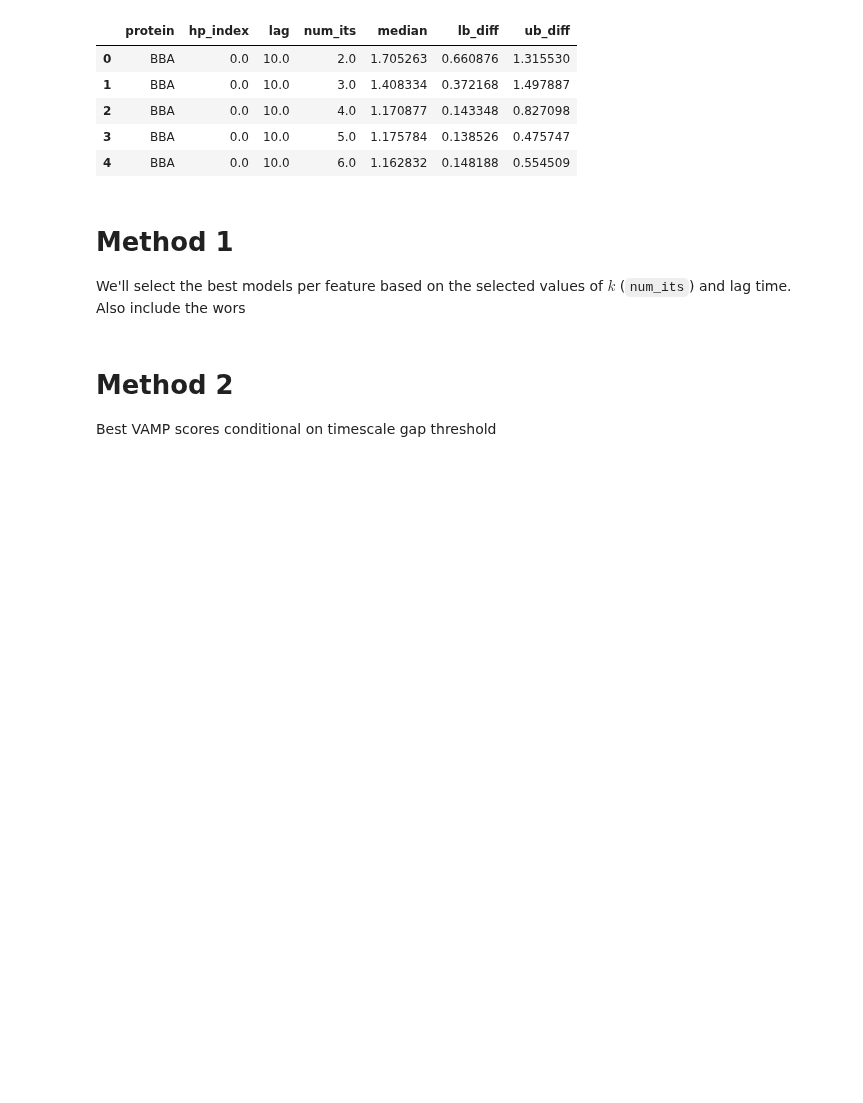
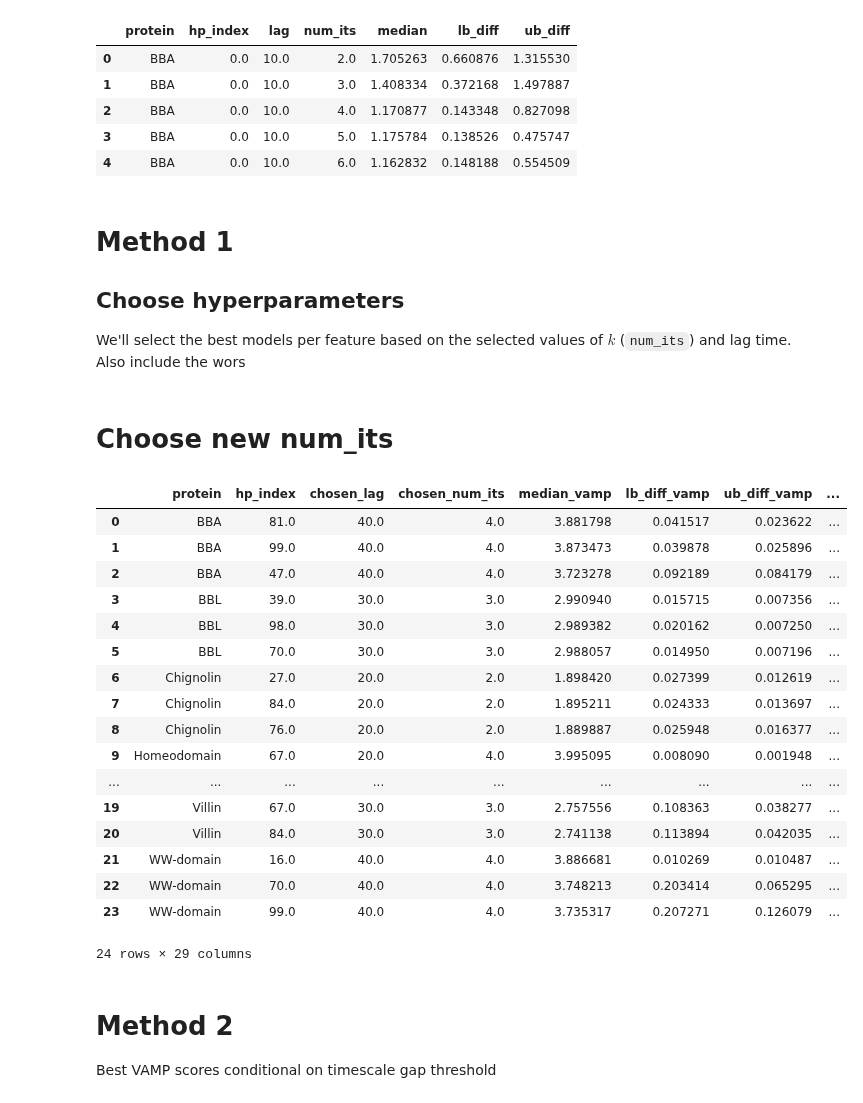
Before and after one commit to RobertArbon/msm_hyperparameter_optimisation, a Jupyter notebook: results/2_model_selection.ipynb, the cells around one changed output. Saved outputs shown, nothing was run; the diff lists cells and outputs as text; code cells hidden in the pictures; blank space fills up the shorter version.

```diff
--- a/results/2_model_selection.ipynb
+++ b/results/2_model_selection.ipynb
@@ -48,6 +48,7 @@ vampe = select_rows_by_dict(vampe, lags, 'lag')
 # %% [markdown]
 # Method 1
 
+## Choose hyperparameters
 We'll select the best models per feature based on the selected values of $k$ (`num_its`) and lag time. Also include the wors
 # %%
 df = select_rows_by_dict(vamps, num_its, 'num_its')
@@ -72,6 +73,37 @@ m1_selection.to_hdf('./summaries/m1_model_selection.h5', key='m1_selection')
 # old_selection = pd.read_hdf('best_hps_per_feature.h5')
 
 # pd.concat([m1_selection.loc[:, ['overall_vamp_rank', 'hp_index', 'protein']], old_selection.loc[:, ['hp_rank', 'hp_index', 'protein']]], axis=1)
+# %% [markdown]
+# Choose new num_its
+# %%
+max_ratio = ratios.groupby(['protein', 'hp_index'], as_index=False)['median'].max()
+max_ratio = max_ratio.merge(ratios, on=['protein', 'hp_index'], suffixes=('_ratio_max', '_ratio_value'))
+max_ratio = max_ratio.loc[np.abs(max_ratio.median_ratio_max-max_ratio.median_ratio_value)<1e-9, :]
+m1_selection = m1_selection.merge(max_ratio, on=['protein', 'hp_index'], how='left')
+m1_selection.rename(columns=dict(median='median_vamp', lb_diff_x='lb_diff_vamp', ub_diff_x='ub_diff_vamp', lag_x='chosen_lag', num_its_x='chosen_num_its', num_its_y='new_num_its',
+                                lb_diff_y='lb_diff_ratio', ub_diff_y='ub_diff_ratio'), inplace=True)
+m1_selection.to_hdf('./summaries/m1_model_selection.h5', key='m1_selection')
+# %%
+m1_selection
+# %% [output]
+|  | protein | hp_index | chosen_lag | chosen_num_its | median_vamp | lb_diff_vamp | ub_diff_vamp | ... |
+| 0 | BBA | 81.0 | 40.0 | 4.0 | 3.881798 | 0.041517 | 0.023622 | ... |
+| 1 | BBA | 99.0 | 40.0 | 4.0 | 3.873473 | 0.039878 | 0.025896 | ... |
+| 2 | BBA | 47.0 | 40.0 | 4.0 | 3.723278 | 0.092189 | 0.084179 | ... |
+| 3 | BBL | 39.0 | 30.0 | 3.0 | 2.990940 | 0.015715 | 0.007356 | ... |
+| 4 | BBL | 98.0 | 30.0 | 3.0 | 2.989382 | 0.020162 | 0.007250 | ... |
+| 5 | BBL | 70.0 | 30.0 | 3.0 | 2.988057 | 0.014950 | 0.007196 | ... |
+| 6 | Chignolin | 27.0 | 20.0 | 2.0 | 1.898420 | 0.027399 | 0.012619 | ... |
+| 7 | Chignolin | 84.0 | 20.0 | 2.0 | 1.895211 | 0.024333 | 0.013697 | ... |
+| 8 | Chignolin | 76.0 | 20.0 | 2.0 | 1.889887 | 0.025948 | 0.016377 | ... |
+| 9 | Homeodomain | 67.0 | 20.0 | 4.0 | 3.995095 | 0.008090 | 0.001948 | ... |
+| ... | ... | ... | ... | ... | ... | ... | ... | ... |
+| 19 | Villin | 67.0 | 30.0 | 3.0 | 2.757556 | 0.108363 | 0.038277 | ... |
+| 20 | Villin | 84.0 | 30.0 | 3.0 | 2.741138 | 0.113894 | 0.042035 | ... |
+| 21 | WW-domain | 16.0 | 40.0 | 4.0 | 3.886681 | 0.010269 | 0.010487 | ... |
+| 22 | WW-domain | 70.0 | 40.0 | 4.0 | 3.748213 | 0.203414 | 0.065295 | ... |
+| 23 | WW-domain | 99.0 | 40.0 | 4.0 | 3.735317 | 0.207271 | 0.126079 | ... |
+24 rows × 29 columns
 # %% [markdown]
 # Method 2
 
```
Also changed, not shown: parts of 2 cells of this notebook, 7 other files.
